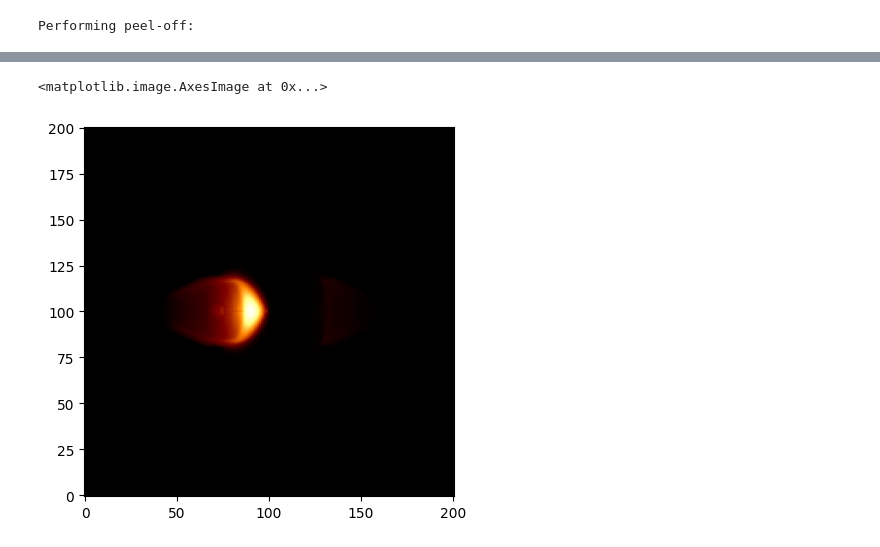
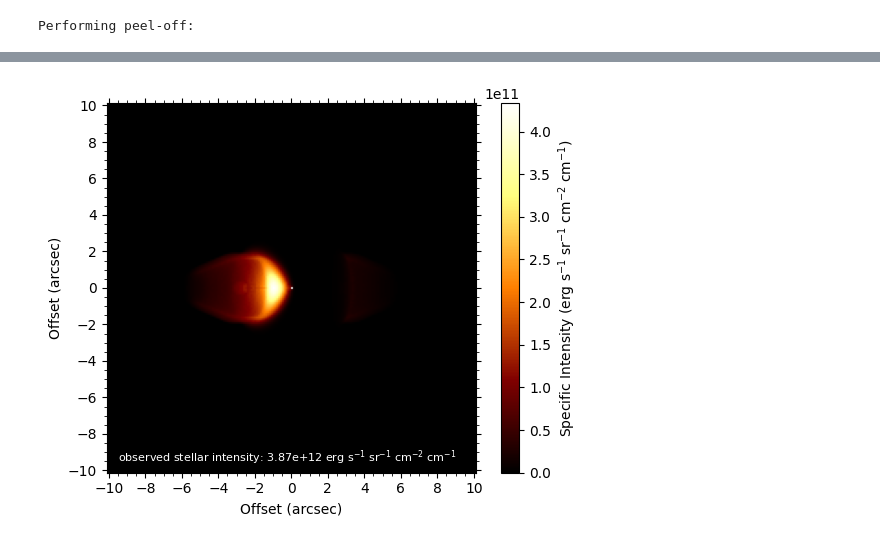
Before and after one commit to yunqibillyli/siltsong, a Jupyter notebook: M1-92.ipynb, the cells around one changed output, grey strips where cells are left out. Saved outputs shown, nothing was run; the diff lists cells and outputs as text; code cells hidden in the pictures.

```diff
--- a/M1-92.ipynb
+++ b/M1-92.ipynb
@@ -258,9 +261,37 @@ plt.show()
-# %%
-image_star_removed = image.copy()
-image_star_removed[100, 100] = 0
-plt.imshow(image_star_removed, origin = 'lower', cmap = 'afmhot')
-# %% [output]
-<matplotlib.image.AxesImage at 0x...>
-[figure, removed]
+# %%
+from matplotlib.ticker import MultipleLocator
+
+image_star_removed = image.copy()
+image_star_removed[100, 100] = np.max(image[image < np.max(image)])
+
+pixel_size = 0.1013
+n_pixels = image.shape[0]
+half_size = (n_pixels // 2) * pixel_size
+extent = [-half_size, half_size, -half_size, half_size]
+
+star = np.max(image)
+
+plt.imshow(image_star_removed, origin = 'lower', cmap = 'afmhot', extent = extent)
+
+ax = plt.gca()
+ax.set_aspect('equal')
+ax.xaxis.set_major_locator(MultipleLocator(2))
+ax.xaxis.set_minor_locator(MultipleLocator(0.5))
+ax.yaxis.set_major_locator(MultipleLocator(2))
+ax.yaxis.set_minor_locator(MultipleLocator(0.5))
+ax.tick_params(which = 'both', direction = 'out', top = True, right = True)
+
+ax.set_xlabel('Offset (arcsec)')
+ax.set_ylabel('Offset (arcsec)')
+
+cbar = plt.colorbar()
+cbar.set_label(r'Specific Intensity (erg s$^{{-1}}$ sr$^{{-1}}$ cm$^{{-2}}$ cm$^{{-1}}$)')
+
+star_text = r'observed stellar intensity: {:.2e} erg s$^{{-1}}$ sr$^{{-1}}$ cm$^{{-2}}$ cm$^{{-1}}$'.format(star)
+plt.text(-9.5, -9.5, star_text, color = 'white', fontsize = 8)
+
+plt.show()
+# %% [output]
+[figure, added]
 # %%
 # END
```
Also changed, not shown: parts of 1 cell of this notebook, 2 other files.
